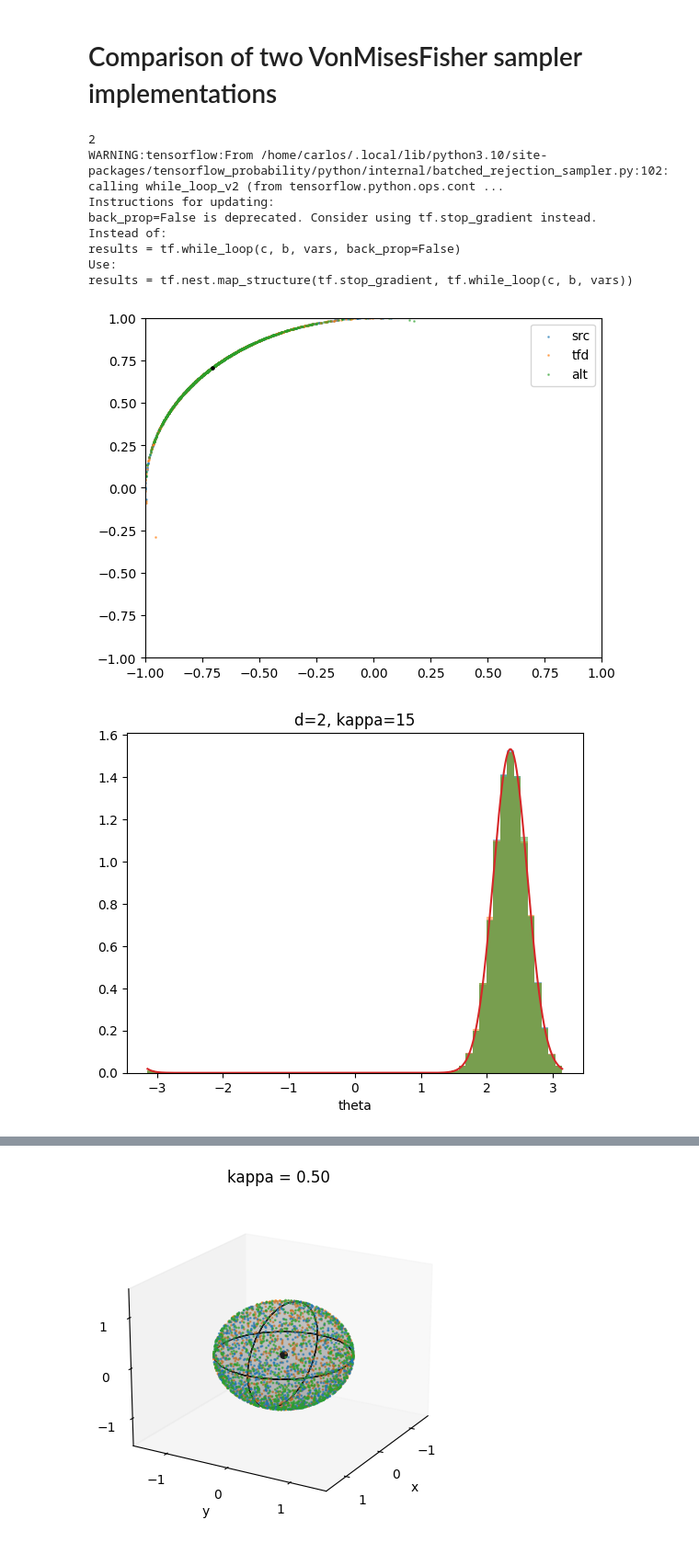
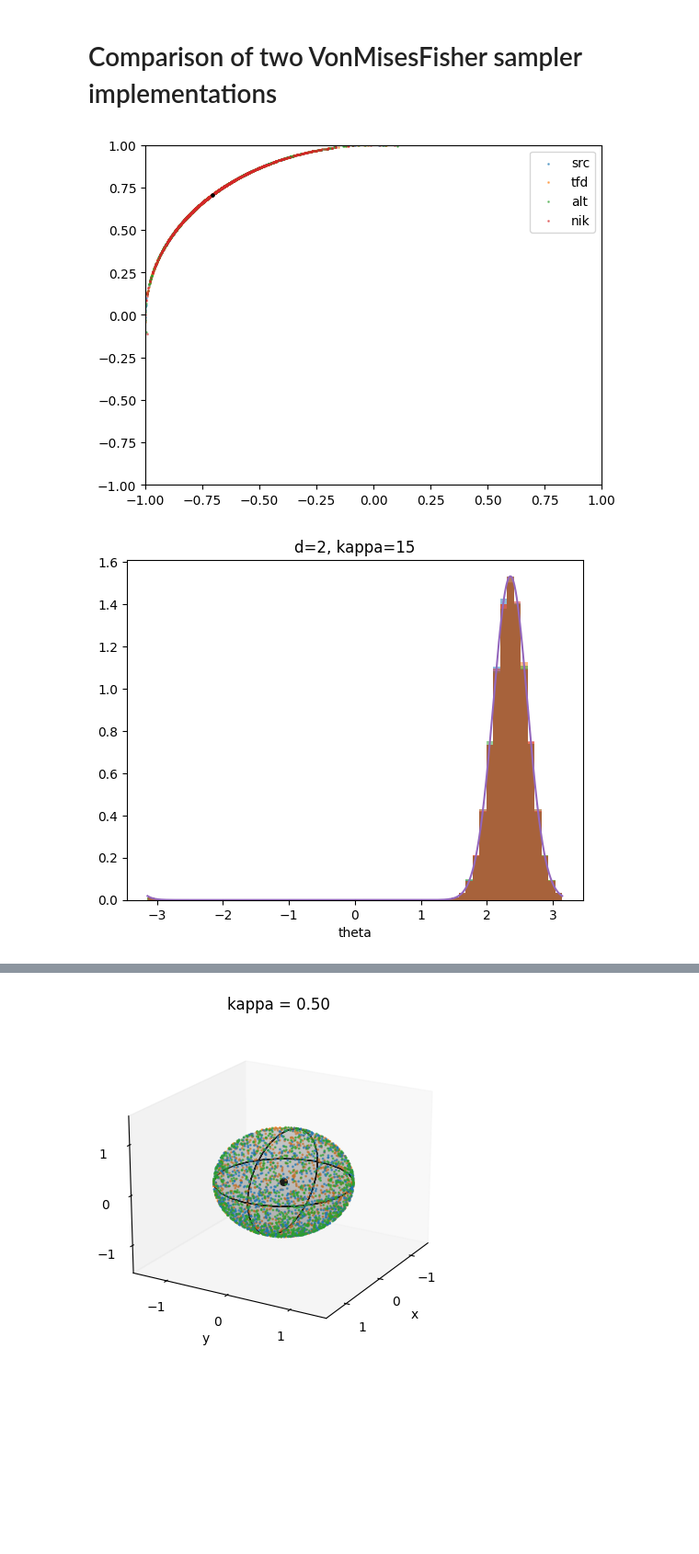
Before and after one commit to caph1993/python-vmf, a Jupyter notebook: VMF_comparison.ipynb, the cells around one changed output, grey strips where cells are left out. Shown at 92% size. Saved outputs shown, nothing was run; the diff lists cells and outputs as text; code cells hidden in the pictures; blank space fills up the shorter version.

Commit message:
Added code from email suggestion by Niko Brummer

```diff
--- a/VMF_comparison.ipynb
+++ b/VMF_comparison.ipynb
@@ -4,13 +4,18 @@
 from importlib import reload
 import VMF_alt
 reload(VMF_alt)
-from VMF_alt import random_VMF, theta_arg_max
+from VMF_alt import random_VMF, theta_arg_max, random_VMF_mu0
 from VMF_src import rand_von_mises_fisher, plot_3d_scatter, rand_uniform_hypersphere
+
+
 import matplotlib.pyplot as plt
 import numpy as np
 import os; os.environ['TF_CPP_MIN_LOG_LEVEL'] = '2' # Hide unnecesary tensorflow logs about GPU
 import tensorflow_probability as tfp
 tfd = tfp.distributions
+
+from VMF_niko_brummer import rotate_to_mu_householder, sample_vmf_canonical_mu
+
 
 
 n = 10**5
@@ -23,46 +28,51 @@ x1 = rand_von_mises_fisher(mu, kappa, n)
 x2 = random_VMF(mu, kappa, n)
 x3 = tfd.VonMisesFisher([*mu.astype(float)], float(kappa)).sample(n).numpy()
 
+
+def VMF_niko(mu, kappa, n):
+    # mu0 = np.zeros_like(mu)
+    # mu0[0] = 1
+    # X = random_VMF(mu0, kappa, n)
+    X = random_VMF_mu0(d, kappa, n)
+    # X = sample_vmf_canonical_mu(d, kappa) # Not vectorized
+    return rotate_to_mu_householder(X, mu)
+x4 = VMF_niko(mu, kappa, n)
+
 mask = np.random.random(n) < 1000/n
 plt.scatter(x1[mask,0], x1[mask,1], s=1, alpha=0.5, label="src")
 plt.scatter(x2[mask,0], x2[mask,1], s=1, alpha=0.5, label="tfd")
 plt.scatter(x3[mask,0], x3[mask,1], s=1, alpha=0.5, label="alt")
+plt.scatter(x4[mask,0], x4[mask,1], s=1, alpha=0.5, label="nik")
 plt.scatter([mu[0]], [mu[1]], color='black', s=5)
 plt.legend()
 plt.xlim(-1, 1)
 plt.ylim(-1, 1)
 plt.show()
 
 theta1 = np.arctan2(x1[:,1], x1[:,0])
 theta2 = np.arctan2(x2[:,1], x2[:,0])
 theta3 = np.arctan2(x3[:,1], x3[:,0])
+theta4 = np.arctan2(x4[:,1], x4[:,0])
 plt.hist(theta1, alpha=0.5, density=True, bins=60, label="src")
 plt.hist(theta2, alpha=0.5, density=True, bins=60, label="tfd")
 plt.hist(theta3, alpha=0.5, density=True, bins=60, label="alt")
+plt.hist(theta4, alpha=0.5, density=True, bins=60, label="alt")
 plt.title(f"d={d}, kappa={kappa}")
 
 theta = np.linspace(-np.pi,np.pi, 10**4)
 with np.errstate(over="raise", divide="raise"):
     try:
         Y = np.exp(kappa*np.cos(theta-theta0))
         Y /= np.trapz(Y, x=theta)
     except FloatingPointError:
         Y = np.exp(np.cos(theta-theta0))
         Y /= np.max(Y)
         Y = Y**kappa
         Y /= np.trapz(Y, x=theta)
 plt.plot(theta, Y, label='theory')
 plt.xlabel('theta')
 plt.show()
 # %% [output]
-2
-WARNING:tensorflow:From /home/carlos/.local/lib/python3.10/site-packages/tensorflow_probability/python/internal/batched_rejection_sampler.py:102: calling while_loop_v2 (from tensorflow.python.ops.cont ...
-Instructions for updating:
-back_prop=False is deprecated. Consider using tf.stop_gradient instead.
-Instead of:
-results = tf.while_loop(c, b, vars, back_prop=False)
-Use:
-results = tf.nest.map_structure(tf.stop_gradient, tf.while_loop(c, b, vars))
-[figure, old version]
+[figure, new version]
-[figure, old version]
+[figure, new version]
 # %%
```
Also changed, not shown: parts of 4 cells of this notebook, 2 other files.
